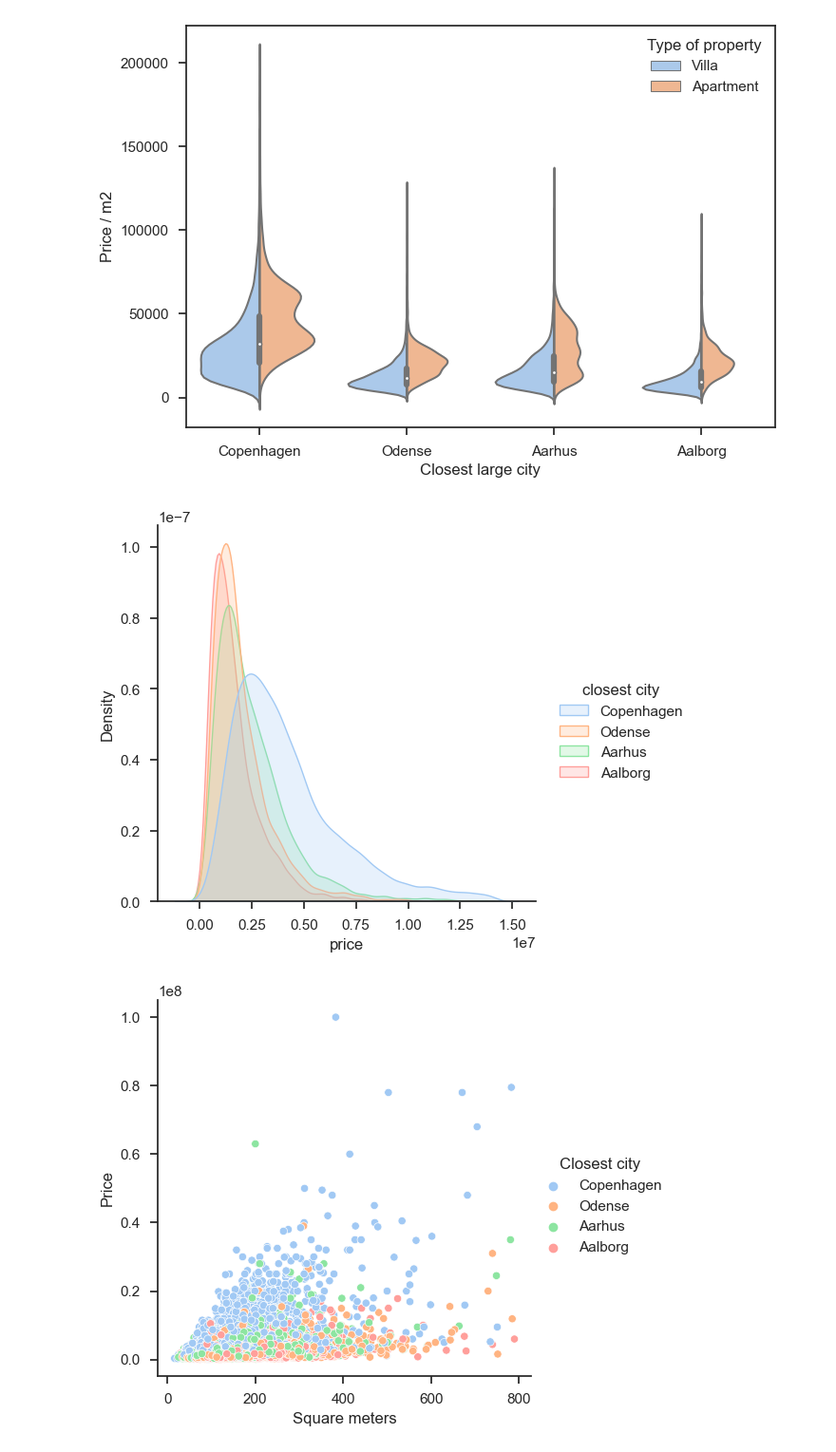
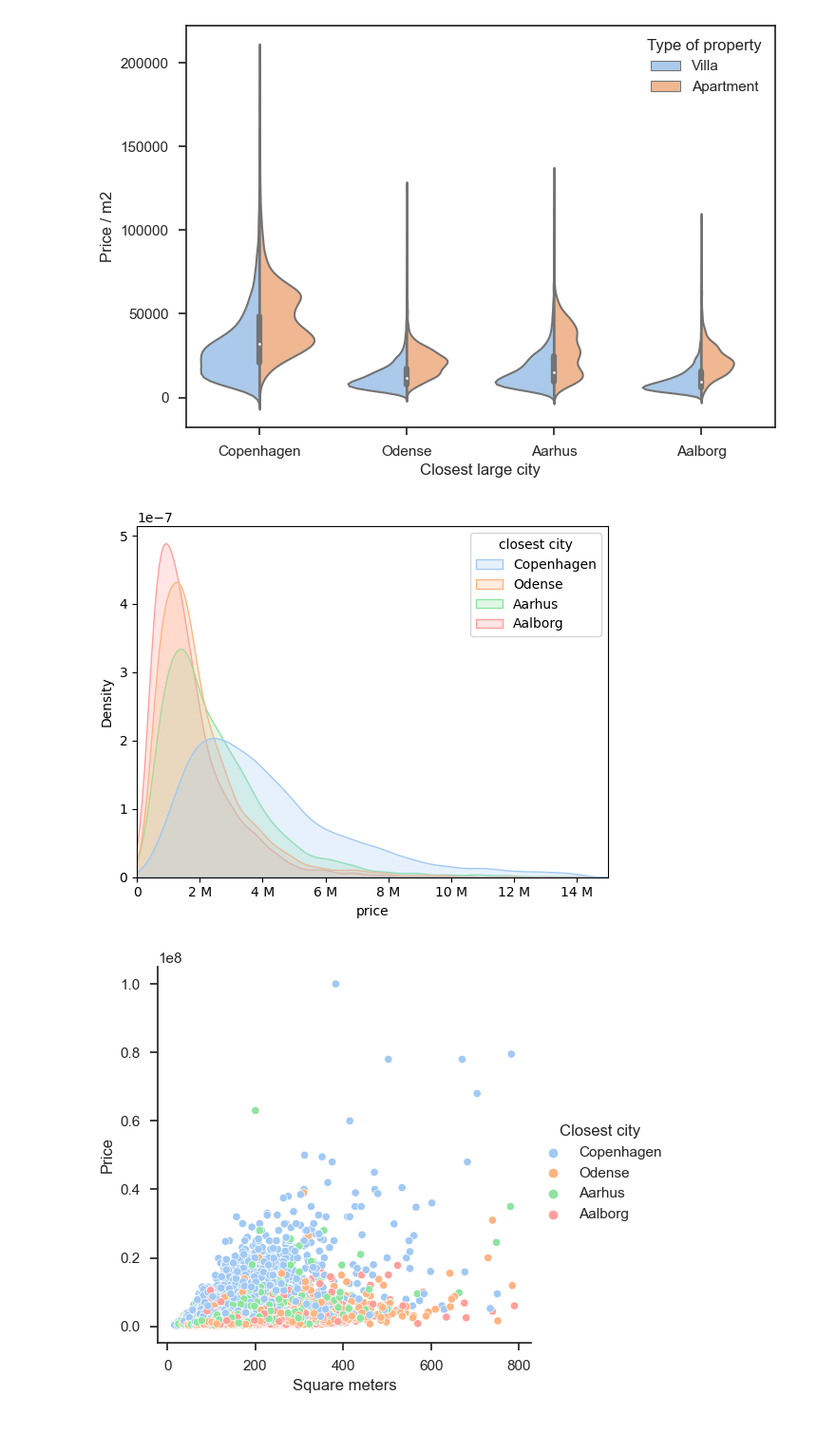
Before and after one commit to martinskafte321/Introduction-Social-Data-Science, a Jupyter notebook: Exam_project/descriptive_analysis.ipynb, the cells around one changed output. Shown at 95% size. Saved outputs shown, nothing was run; the diff lists cells and outputs as text; code cells hidden in the pictures.

Commit message:
various plots

```diff
--- a/Exam_project/descriptive_analysis.ipynb
+++ b/Exam_project/descriptive_analysis.ipynb
@@ -46,18 +46,27 @@ plt.savefig('price_per_m2_plot_new.png')
 # %%
 Q1 = df['price'].quantile(0.05)
 Q3 = df['price'].quantile(0.9)
 IQR = Q3 - Q1
 lower_bound = Q1 - 1.5 * IQR
 upper_bound = Q3 + 1.5 * IQR
 
 # Filter out outlier values
 df_test = df[(df['price'] <= upper_bound)]
 
+# Format y-axis labels with thousand separators
+formatter = mticker.FuncFormatter(lambda x, pos: '{:.0f} M'.format(x / 1000000) if x >= 1000000 else '{:,.0f}'.format(x).replace(',', '.'))
 
-sns.displot(df_test, x="price", hue="closest city", kind="kde", fill=True)
-plt.savefig('price_density.png')
+
+fig, ax = plt.subplots()
+sns.kdeplot(df_test, x="price", hue="closest city", fill=True,common_norm=False)
+ax.set_xlim(0, 15000000)
+
+ax.xaxis.set_major_formatter(formatter)
+#ax.legend(title="Type of property")
+
+#plt.savefig('price_density.png')
 # %% [output]
-[figure, old version]
+[figure, new version]
 # %%
 df_sup = df[df['closest city']=='Copenhagen']
 
```
Also changed, not shown: 12 other files.
